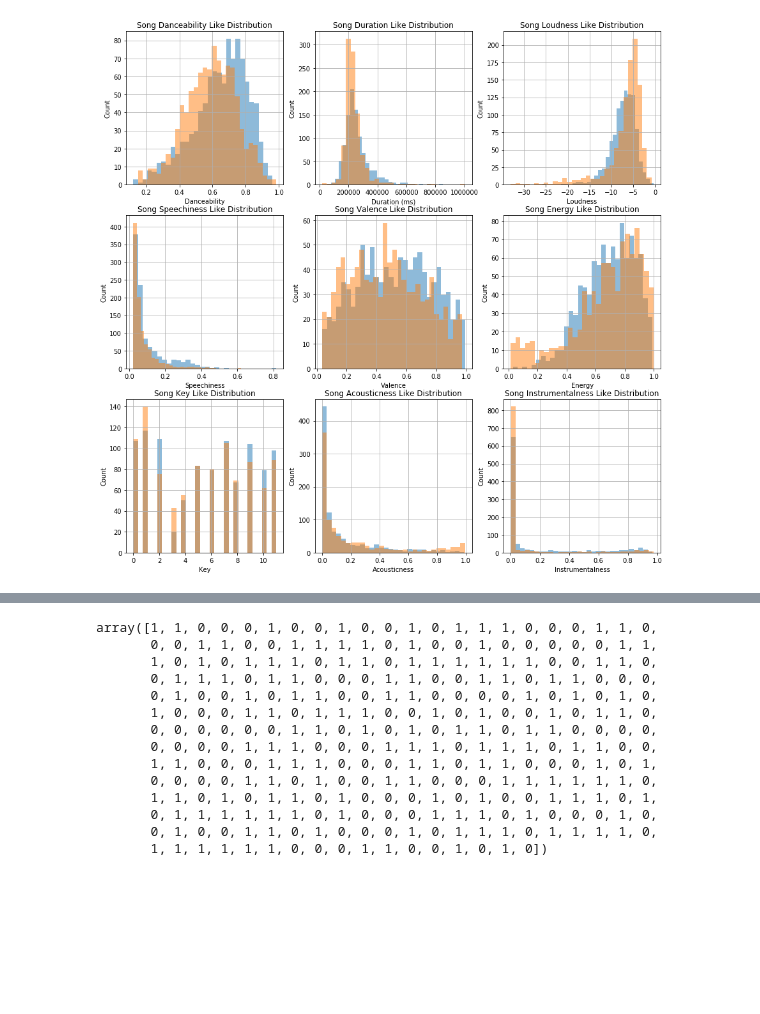
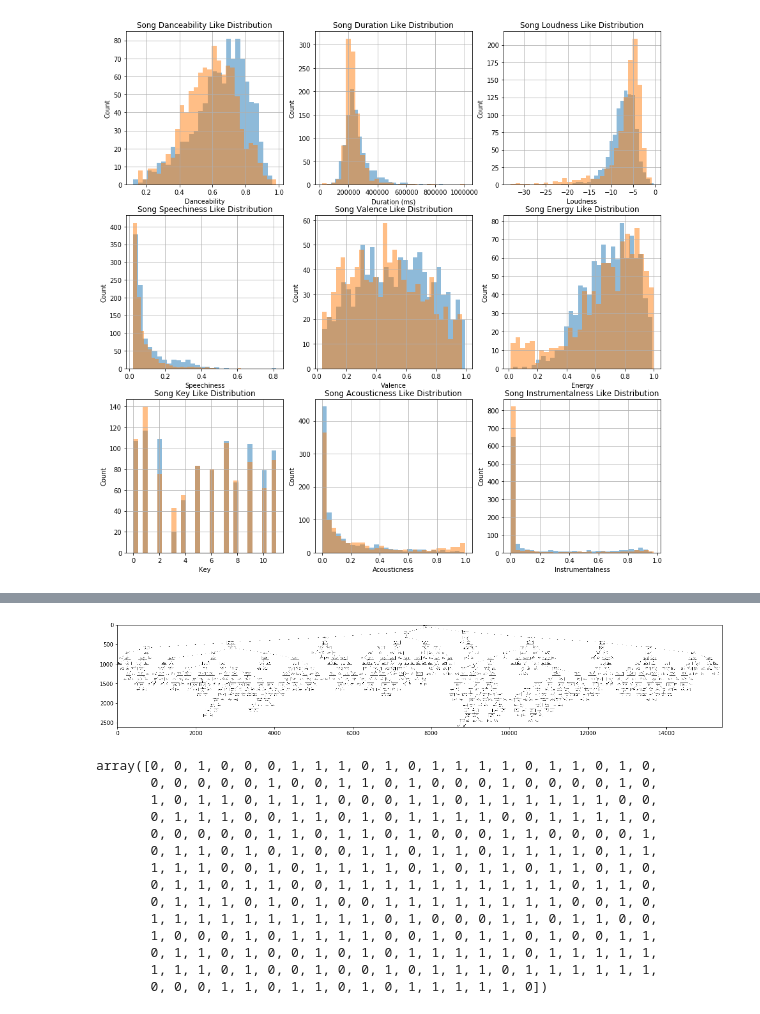
Before and after one commit to Rohan-Shanbhag/Spotify-EDA-DecisionTreeClassifier, a Jupyter notebook: Spotify-EDA-DecisionTreeClassifier.ipynb, the cells around one changed output, grey strips where cells are left out. Cells and saved outputs as stored; diff of their text form; code cells hidden in the pictures; blank space fills up the shorter version.

Commit message:
Added decsion tree with min sample split of 2

```diff
--- a/Spotify-EDA-DecisionTreeClassifier.ipynb
+++ b/Spotify-EDA-DecisionTreeClassifier.ipynb
@@ -226,5 +226,6 @@ Adding an axes using the same arguments as a previous axes currently reuses the
 [figure]
 # %%
 c = DecisionTreeClassifier(min_samples_split = 100)
+d = DecisionTreeClassifier(min_samples_split = 2)
 # %%
 features = ["danceability", "loudness", "valence", "energy", "instrumentalness", "acousticness", "key", "speechiness", "duration_ms"]
@@ -251 +257,5 @@ show_tree(dt, features, 'dec_tree_01.png')
+# %%
+show_tree (dt2, features, 'dec_tree_02.png')
+# %% [output]
+[figure, added]
 # %%
@@ -253,17 +263,17 @@ y_pred = c.predict(X_test)
-# %%
-y_pred
-# %% [output]
-array([1, 1, 0, 0, 0, 1, 0, 0, 1, 0, 0, 1, 0, 1, 1, 1, 0, 0, 0, 1, 1, 0,
-       0, 0, 1, 1, 0, 0, 1, 1, 1, 1, 0, 1, 0, 0, 1, 0, 0, 0, 0, 0, 1, 1,
-       1, 0, 1, 0, 1, 1, 1, 0, 1, 1, 0, 1, 1, 1, 1, 1, 1, 0, 0, 1, 1, 0,
-       0, 1, 1, 1, 0, 1, 1, 0, 0, 0, 1, 1, 0, 0, 1, 1, 0, 1, 1, 0, 0, 0,
-       0, 1, 0, 0, 1, 0, 1, 1, 0, 0, 1, 1, 0, 0, 0, 0, 1, 0, 1, 0, 1, 0,
-       1, 0, 0, 0, 1, 1, 0, 1, 1, 1, 0, 0, 1, 0, 1, 0, 0, 1, 0, 1, 1, 0,
-       0, 0, 0, 0, 0, 0, 1, 1, 0, 1, 0, 1, 0, 1, 1, 0, 1, 1, 0, 0, 0, 0,
-       0, 0, 0, 0, 1, 1, 1, 0, 0, 0, 1, 1, 1, 0, 1, 1, 1, 0, 1, 1, 0, 0,
-       1, 1, 0, 0, 0, 1, 1, 1, 0, 0, 0, 1, 1, 0, 1, 1, 0, 0, 0, 1, 0, 1,
-       0, 0, 0, 0, 1, 1, 0, 1, 0, 0, 1, 1, 0, 0, 0, 1, 1, 1, 1, 1, 1, 0,
-       1, 1, 0, 1, 0, 1, 1, 0, 1, 0, 0, 0, 1, 0, 1, 0, 0, 1, 1, 1, 0, 1,
-       0, 1, 1, 1, 1, 1, 1, 0, 1, 0, 0, 0, 1, 1, 1, 0, 1, 0, 0, 0, 1, 0,
-       0, 1, 0, 0, 1, 1, 0, 1, 0, 0, 0, 1, 0, 1, 1, 1, 0, 1, 1, 1, 1, 0,
-       1, 1, 1, 1, 1, 1, 0, 0, 0, 1, 1, 0, 0, 1, 0, 1, 0])
+# %%
+y_pred1
+# %% [output]
+array([0, 0, 1, 0, 0, 0, 1, 1, 1, 0, 1, 0, 1, 1, 1, 1, 0, 1, 1, 0, 1, 0,
+       0, 0, 0, 0, 0, 1, 0, 0, 1, 1, 0, 1, 0, 0, 0, 1, 0, 0, 0, 0, 1, 0,
+       1, 0, 1, 1, 0, 1, 1, 1, 0, 0, 0, 1, 1, 0, 1, 1, 1, 1, 1, 1, 0, 0,
+       0, 1, 1, 1, 0, 0, 1, 1, 0, 1, 0, 1, 1, 1, 1, 0, 0, 1, 1, 1, 1, 0,
+       0, 0, 0, 0, 0, 1, 1, 0, 1, 1, 0, 1, 0, 0, 0, 1, 1, 0, 0, 0, 0, 1,
+       0, 1, 1, 0, 1, 0, 1, 0, 0, 1, 1, 0, 1, 1, 0, 1, 1, 1, 1, 0, 1, 1,
+       1, 1, 1, 0, 0, 1, 0, 1, 1, 1, 1, 0, 1, 0, 1, 1, 0, 1, 1, 0, 1, 0,
+       0, 1, 1, 0, 1, 1, 0, 0, 1, 1, 1, 1, 1, 1, 1, 1, 1, 1, 0, 1, 1, 0,
+       0, 1, 1, 1, 0, 1, 0, 1, 0, 0, 1, 1, 1, 1, 1, 1, 1, 1, 0, 0, 1, 0,
+       1, 1, 1, 1, 1, 1, 1, 1, 1, 1, 0, 1, 0, 0, 0, 1, 1, 0, 1, 1, 0, 0,
+       1, 0, 0, 0, 1, 0, 1, 1, 1, 1, 0, 0, 1, 0, 1, 1, 0, 1, 0, 0, 1, 1,
+       0, 1, 1, 0, 1, 0, 0, 1, 0, 1, 0, 1, 1, 1, 1, 1, 0, 1, 1, 1, 1, 1,
+       1, 1, 1, 0, 1, 0, 0, 1, 0, 0, 1, 0, 1, 1, 1, 0, 1, 1, 1, 1, 1, 1,
+       0, 0, 0, 1, 1, 0, 1, 1, 0, 1, 0, 1, 1, 1, 1, 1, 0])
```
Also changed, not shown: parts of 11 cells of this notebook, 2 other files.
